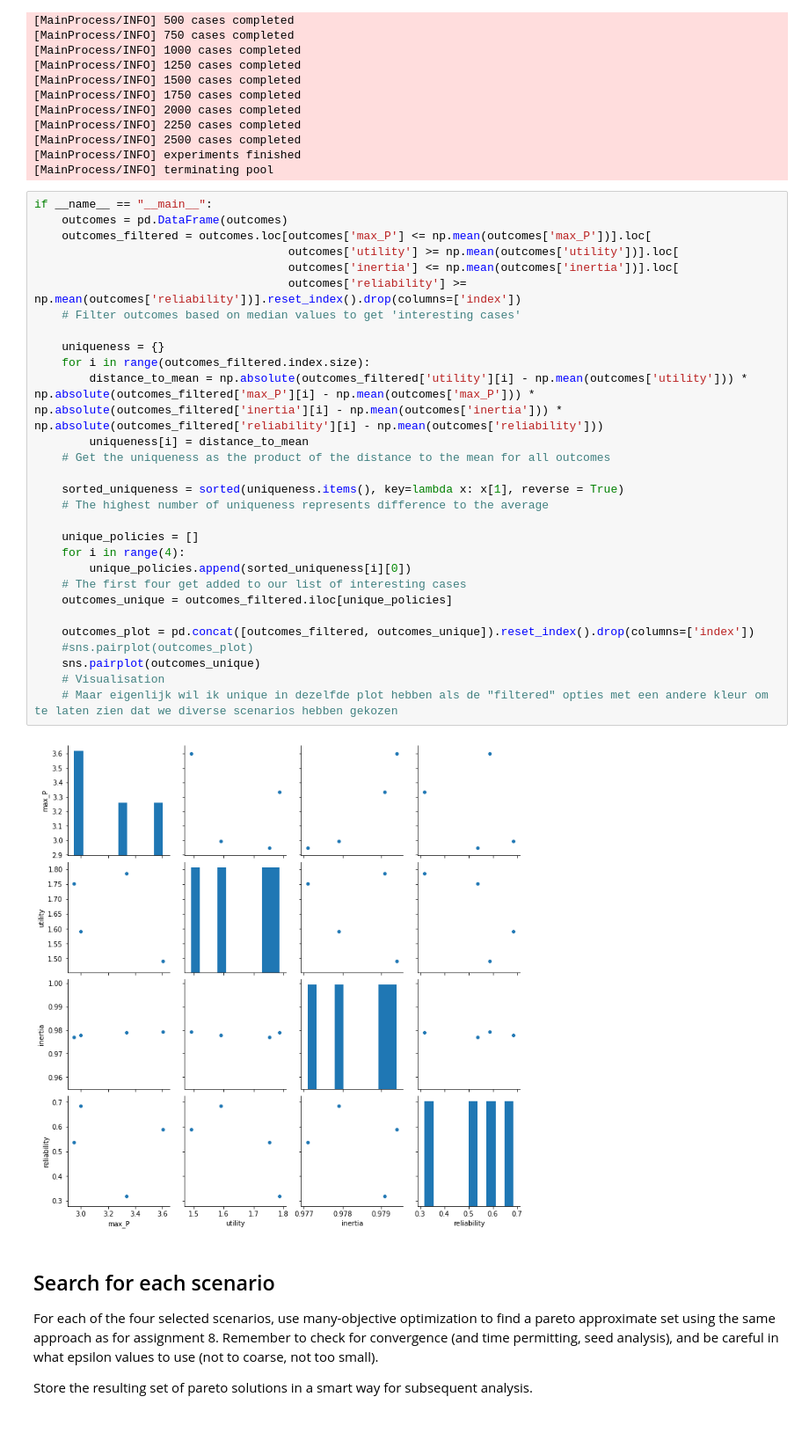
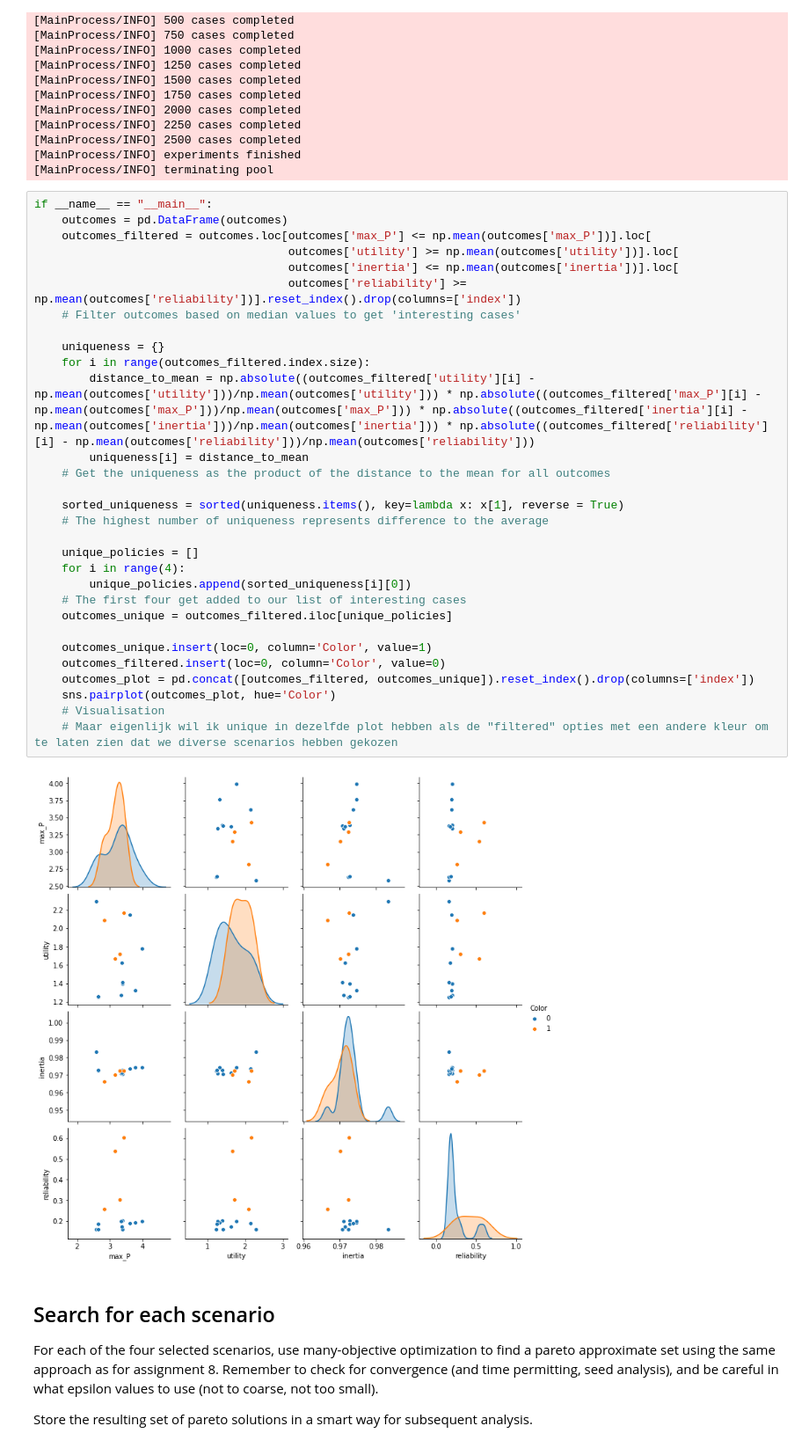
Before and after one commit to oli4oli4/Model-based-decision-making, a Jupyter notebook: Assignments week 5,6/assignment 9 - multi-scenario MORDM_Wessel.ipynb, the cells around one changed output. Shown: that part at 88% size. Drawn from its saved outputs; the diff is of its cells as text.

```diff
--- a/Assignments week 5,6/assignment 9 - multi-scenario MORDM_Wessel.ipynb
+++ b/Assignments week 5,6/assignment 9 - multi-scenario MORDM_Wessel.ipynb
@@ -67,34 +67,35 @@ if __name__ == "__main__":
 # %%
 if __name__ == "__main__":
     outcomes = pd.DataFrame(outcomes)
     outcomes_filtered = outcomes.loc[outcomes['max_P'] <= np.mean(outcomes['max_P'])].loc[
                                      outcomes['utility'] >= np.mean(outcomes['utility'])].loc[
                                      outcomes['inertia'] <= np.mean(outcomes['inertia'])].loc[
                                      outcomes['reliability'] >= np.mean(outcomes['reliability'])].reset_index().drop(columns=['index'])
     # Filter outcomes based on median values to get 'interesting cases'
 
     uniqueness = {}
     for i in range(outcomes_filtered.index.size):
-        distance_to_mean = np.absolute(outcomes_filtered['utility'][i] - np.mean(outcomes['utility'])) * np.absolute(outcomes_filtered['max_P'][i] - np.mean(outcomes['max_P'])) * np.absolute(outcomes_filtered['inertia'][i] - np.mean(outcomes['inertia'])) * np.absolute(outcomes_filtered['reliability'][i] - np.mean(outcomes['reliability']))
+        distance_to_mean = np.absolute((outcomes_filtered['utility'][i] - np.mean(outcomes['utility']))/np.mean(outcomes['utility'])) * np.absolute((outcomes_filtered['max_P'][i] - np.mean(outcomes['max_P']))/np.mean(outcomes['max_P'])) * np.absolute((outcomes_filtered['inertia'][i] - np.mean(outcomes['inertia']))/np.mean(outcomes['inertia'])) * np.absolute((outcomes_filtered['reliability'][i] - np.mean(outcomes['reliability']))/np.mean(outcomes['reliability']))
         uniqueness[i] = distance_to_mean
     # Get the uniqueness as the product of the distance to the mean for all outcomes
 
     sorted_uniqueness = sorted(uniqueness.items(), key=lambda x: x[1], reverse = True)
     # The highest number of uniqueness represents difference to the average
 
     unique_policies = []
     for i in range(4):
         unique_policies.append(sorted_uniqueness[i][0])
     # The first four get added to our list of interesting cases
     outcomes_unique = outcomes_filtered.iloc[unique_policies]
 
+    outcomes_unique.insert(loc=0, column='Color', value=1)
+    outcomes_filtered.insert(loc=0, column='Color', value=0)
     outcomes_plot = pd.concat([outcomes_filtered, outcomes_unique]).reset_index().drop(columns=['index'])
-    #sns.pairplot(outcomes_plot)
-    sns.pairplot(outcomes_unique)
+    sns.pairplot(outcomes_plot, hue='Color')
     # Visualisation
     # Maar eigenlijk wil ik unique in dezelfde plot hebben als de "filtered" opties met een andere kleur om te laten zien dat we diverse scenarios hebben gekozen
 # %% [output]
-[figure, old version]
+[figure, new version]
 # %% [markdown]
 ## Search for each scenario
 
```
Also changed, not shown: parts of 2 cells of this notebook.
